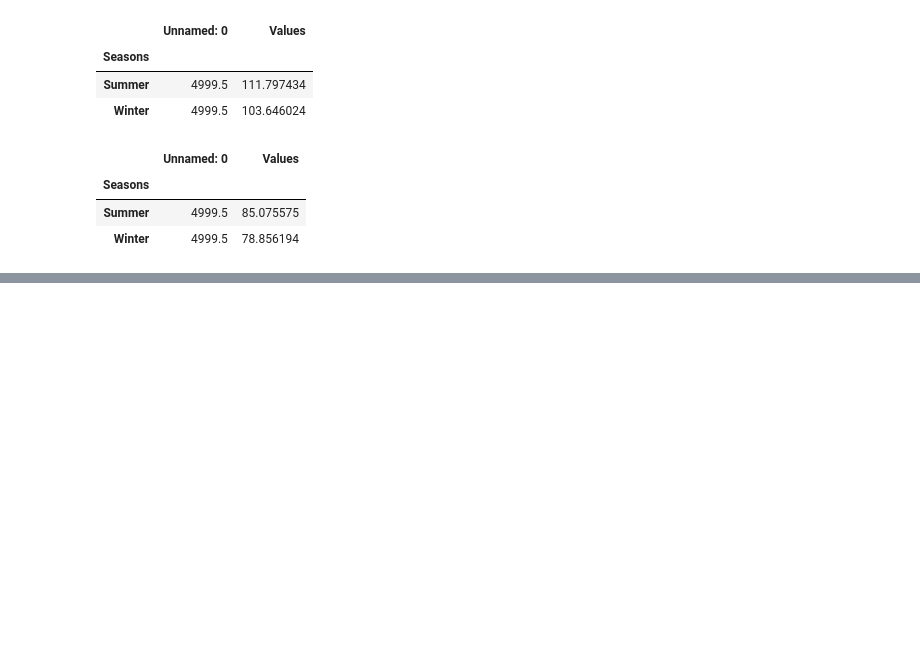
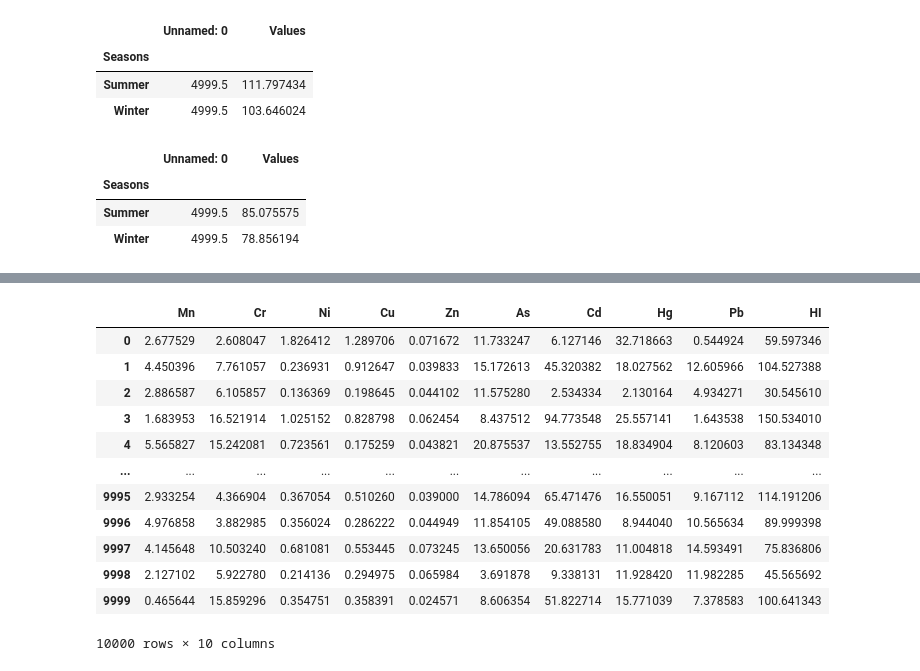
Before and after one commit to rakibhhridoy/OnGoingStudy, a Jupyter notebook: Buriganga/MonteCarloSimulationClean.ipynb, the cells around one changed output, grey strips where cells are left out. Drawn from its saved outputs; the diff is of its cells as text; code cells hidden in the pictures; blank space fills up the shorter version.

Commit message:
percent dataframe ++

```diff
--- a/Buriganga/MonteCarloSimulationClean.ipynb
+++ b/Buriganga/MonteCarloSimulationClean.ipynb
@@ -1969,0 +2002,19 @@ hi83.groupby("Seasons").mean()
+# %%
+dataWA = pd.read_csv("monteData/simul/orig_dataW36.csv")
+dataSA = pd.read_csv("monteData/simul/orig_dataS36.csv")
+
+dataWC = pd.read_csv("monteData/simul/orig_dataWC83.csv")
+dataSC = pd.read_csv("monteData/simul/orig_dataSC83.csv")
+# %%
+rawHiWA, hiWA = HI_WA(dataWA)
+rawHiSA, hiSA = HI_SA(dataSA)
+
+rawCRWA, crWA = CR_WA(dataWA)
+rawCRSA, crSA = CR_SA(dataSA)
+
+
+rawHiWC, hiWC = HI_WC(dataWC)
+rawHiSC, hiSC = HI_SC(dataSC)
+
+rawCRWC, crWC = CR_WC(dataWC)
+rawCRSC, crSC = CR_SC(dataSC)
@@ -1969,0 +2070,38 @@ hi83.groupby("Seasons").mean()
+# %%
+hiWA = rawHiWA.sum(axis = 1)
+hiSA = rawHiSA.sum(axis = 1)
+
+hiWC = rawHiWC.sum(axis = 1)
+hiSC = rawHiSC.sum(axis = 1)
+
+crWA = rawCRWA.sum(axis = 1)
+crSA = rawCRSA.sum(axis = 1)
+
+crWC = rawCRWC.sum(axis = 1)
+crSC = rawCRSC.sum(axis = 1)
+# %%
+rawHiWA["HI"] = hiWA
+rawHiSA["HI"] = hiSA
+rawHiWC["HI"] = hiWC
+rawHiSC["HI"] = hiSC
+
+rawCRWA["CR"] = crWA
+rawCRSA["CR"] = crSA
+rawCRWC["CR"] = crWC
+rawCRSC["CR"] = crSC
+# %%
+rawHiWA
+# %% [output]
+|  | Mn | Cr | Ni | Cu | Zn | As | Cd | Hg | Pb | HI |
+| 0 | 2.677529 | 2.608047 | 1.826412 | 1.289706 | 0.071672 | 11.733247 | 6.127146 | 32.718663 | 0.544924 | 59.597346 |
+| 1 | 4.450396 | 7.761057 | 0.236931 | 0.912647 | 0.039833 | 15.172613 | 45.320382 | 18.027562 | 12.605966 | 104.527388 |
+| 2 | 2.886587 | 6.105857 | 0.136369 | 0.198645 | 0.044102 | 11.575280 | 2.534334 | 2.130164 | 4.934271 | 30.545610 |
+| 3 | 1.683953 | 16.521914 | 1.025152 | 0.828798 | 0.062454 | 8.437512 | 94.773548 | 25.557141 | 1.643538 | 150.534010 |
+| 4 | 5.565827 | 15.242081 | 0.723561 | 0.175259 | 0.043821 | 20.875537 | 13.552755 | 18.834904 | 8.120603 | 83.134348 |
+| ... | ... | ... | ... | ... | ... | ... | ... | ... | ... | ... |
+| 9995 | 2.933254 | 4.366904 | 0.367054 | 0.510260 | 0.039000 | 14.786094 | 65.471476 | 16.550051 | 9.167112 | 114.191206 |
+| 9996 | 4.976858 | 3.882985 | 0.356024 | 0.286222 | 0.044949 | 11.854105 | 49.088580 | 8.944040 | 10.565634 | 89.999398 |
+| 9997 | 4.145648 | 10.503240 | 0.681081 | 0.553445 | 0.073245 | 13.650056 | 20.631783 | 11.004818 | 14.593491 | 75.836806 |
+| 9998 | 2.127102 | 5.922780 | 0.214136 | 0.294975 | 0.065984 | 3.691878 | 9.338131 | 11.928420 | 11.982285 | 45.565692 |
+| 9999 | 0.465644 | 15.859296 | 0.354751 | 0.358391 | 0.024571 | 8.606354 | 51.822714 | 15.771039 | 7.378583 | 100.641343 |
+10000 rows × 10 columns
```
Also changed, not shown: parts of 31 cells of this notebook, 4 other files.
